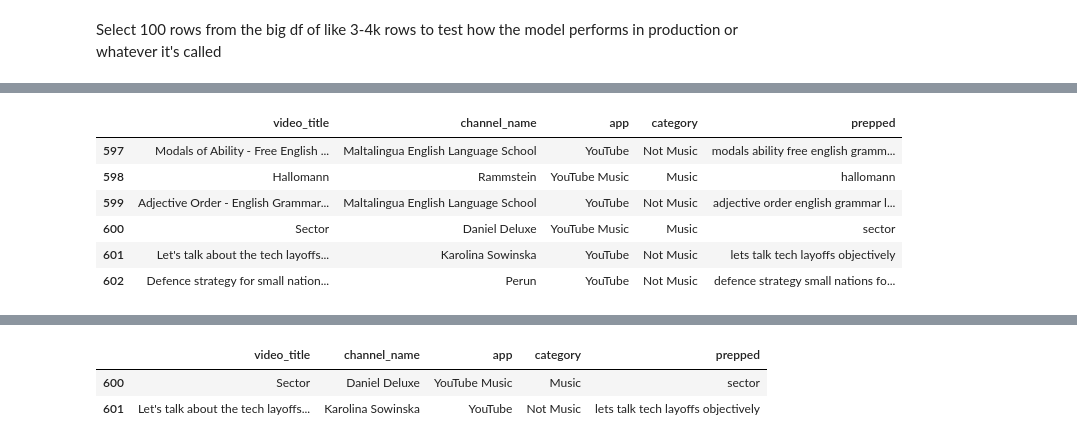
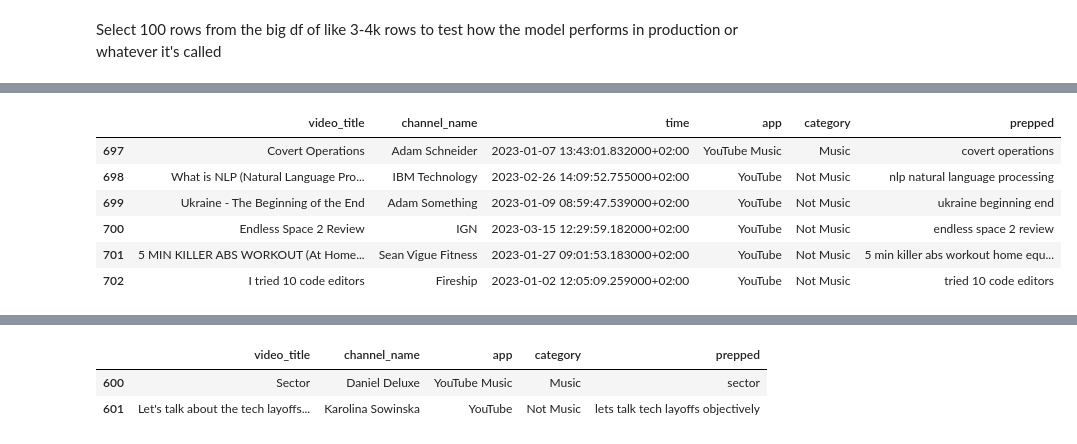
Before and after one commit to SanAntonik/yt_activity_analysis, a Jupyter notebook: classify.ipynb, the cells around one changed output, grey strips where cells are left out. Saved outputs shown, nothing was run; the diff lists cells and outputs as text; code cells hidden in the pictures.

```diff
--- a/classify.ipynb
+++ b/classify.ipynb
@@ -581,5 +599,5 @@ Select 100 rows from the big df of like 3-4k rows to test how the model performs
 # %%
-sample = prepped_df.sample(n=700, random_state=42).drop(["time"], axis=1)
+sample = prepped_df.sample(n=1000, random_state=42)
 sample = sample.reset_index(drop=True)
 sample
 # %% [output]
@@ -608,10 +626,10 @@ df.tail()
 # %%
-sample.iloc[597:603]
+sample.iloc[697:703]
 # %% [output]
-|  | video_title | channel_name | app | category | prepped |
-| 597 | Modals of Ability - Free English ... | Maltalingua English Language School | YouTube | Not Music | modals ability free english gramm... |
-| 598 | Hallomann | Rammstein | YouTube Music | Music | hallomann |
-| 599 | Adjective Order - English Grammar... | Maltalingua English Language School | YouTube | Not Music | adjective order english grammar l... |
-| 600 | Sector | Daniel Deluxe | YouTube Music | Music | sector |
-| 601 | Let's talk about the tech layoffs... | Karolina Sowinska | YouTube | Not Music | lets talk tech layoffs objectively |
-| 602 | Defence strategy for small nation... | Perun | YouTube | Not Music | defence strategy small nations fo... |
+|  | video_title | channel_name | time | app | category | prepped |
+| 697 | Covert Operations | Adam Schneider | 2023-01-07 13:43:01.832000+02:00 | YouTube Music | Music | covert operations |
+| 698 | What is NLP (Natural Language Pro... | IBM Technology | 2023-02-26 14:09:52.755000+02:00 | YouTube | Not Music | nlp natural language processing |
+| 699 | Ukraine - The Beginning of the End | Adam Something | 2023-01-09 08:59:47.539000+02:00 | YouTube | Not Music | ukraine beginning end |
+| 700 | Endless Space 2 Review | IGN | 2023-03-15 12:29:59.182000+02:00 | YouTube | Not Music | endless space 2 review |
+| 701 | 5 MIN KILLER ABS WORKOUT (At Home... | Sean Vigue Fitness | 2023-01-27 09:01:53.183000+02:00 | YouTube | Not Music | 5 min killer abs workout home equ... |
+| 702 | I tried 10 code editors | Fireship | 2023-01-02 12:05:09.259000+02:00 | YouTube | Not Music | tried 10 code editors |
```
Also changed, not shown: parts of 24 cells of this notebook.
